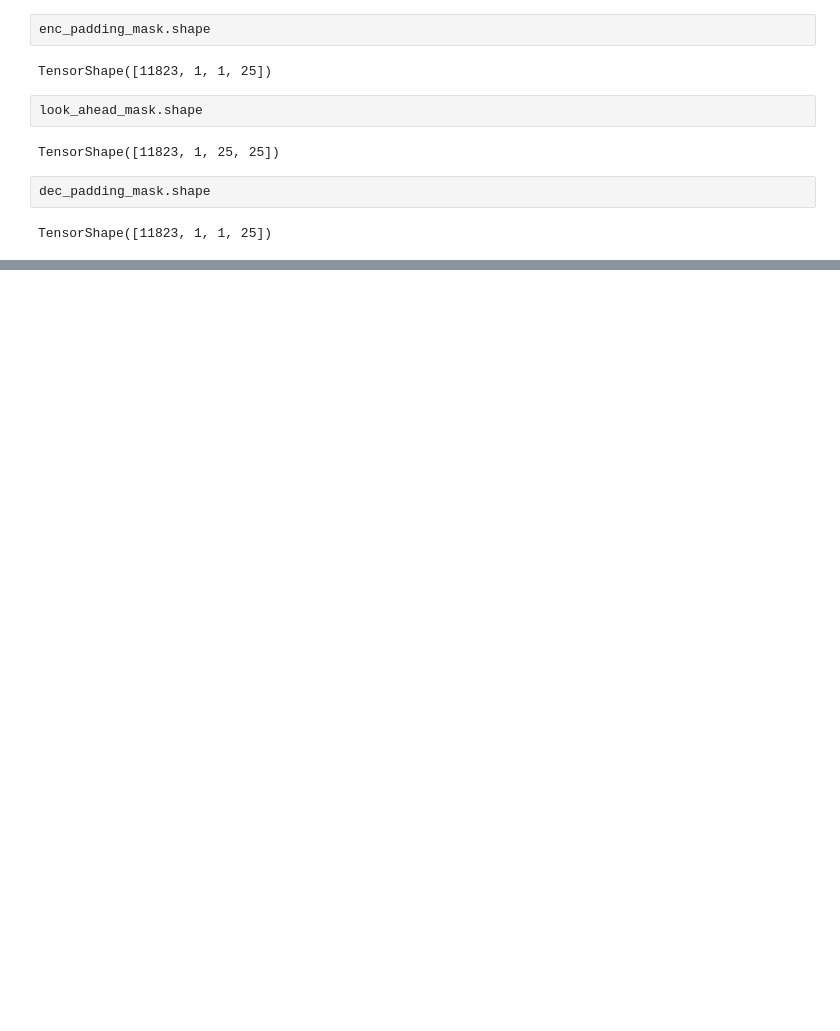
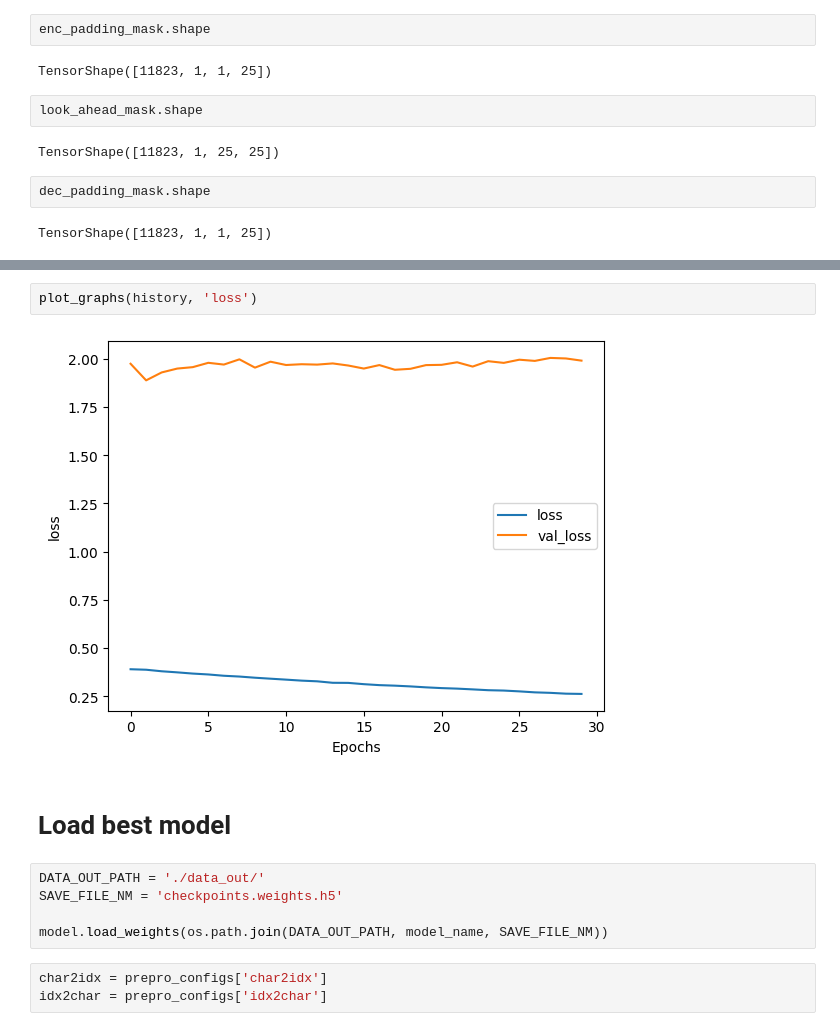
Before and after one commit to whitekun91/NLP_Samples, a Jupyter notebook: 5.CHATBOT/transformer_model.ipynb, the cells around one changed output, grey strips where cells are left out. Saved outputs shown, nothing was run; the diff lists cells and outputs as text; blank space fills up the shorter version.

```diff
--- a/5.CHATBOT/transformer_model.ipynb
+++ b/5.CHATBOT/transformer_model.ipynb
@@ -188,0 +607,14 @@ TensorShape([11823, 1, 1, 25])
+# %%
+plot_graphs(history, 'loss')
+# %% [output]
+[figure, added]
+# %% [markdown]
+# Load best model
+# %%
+DATA_OUT_PATH = './data_out/'
+SAVE_FILE_NM = 'checkpoints.weights.h5'
+
+model.load_weights(os.path.join(DATA_OUT_PATH, model_name, SAVE_FILE_NM))
+# %%
+char2idx = prepro_configs['char2idx']
+idx2char = prepro_configs['idx2char']
```
Also changed, not shown: parts of 32 cells of this notebook.
